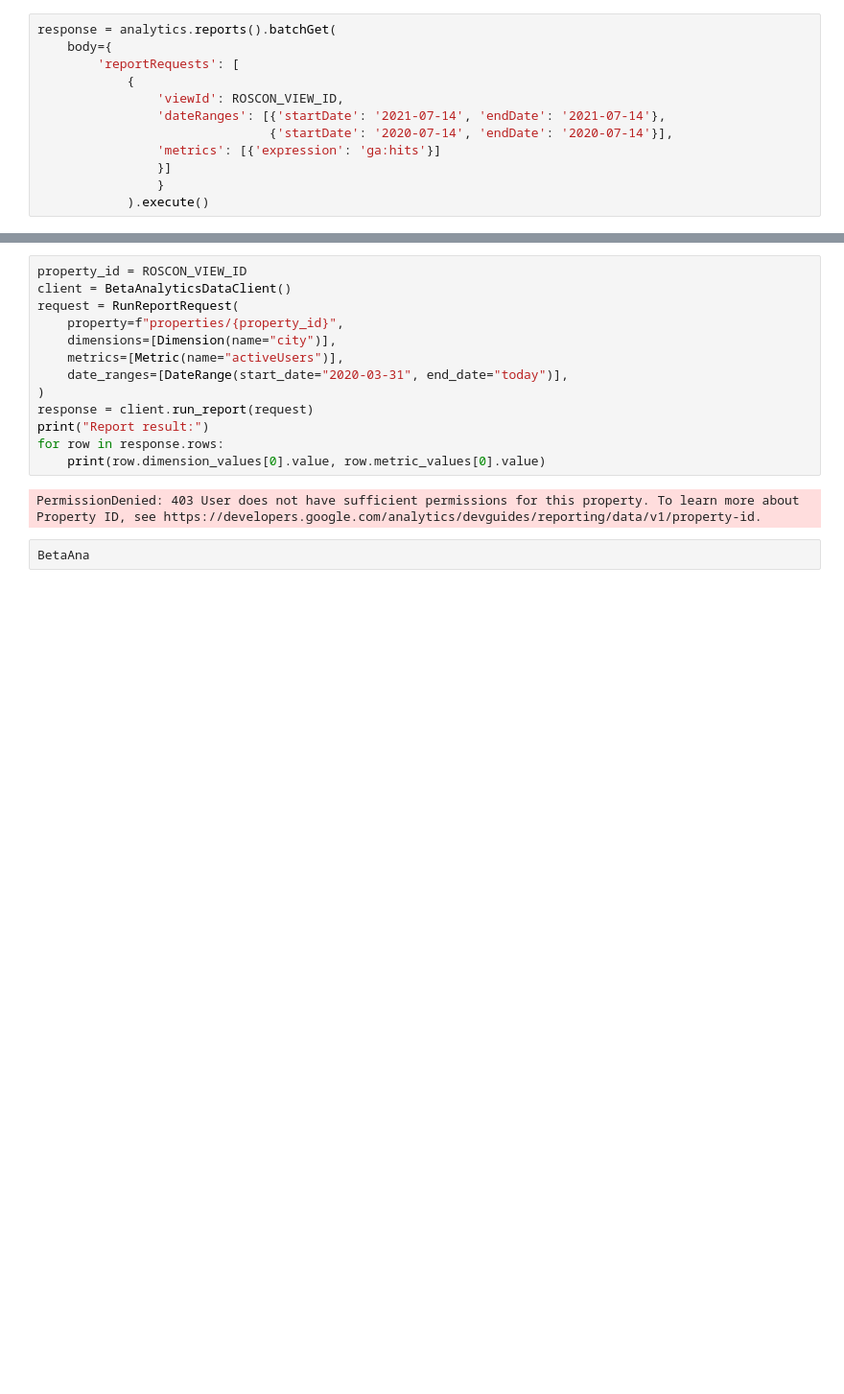
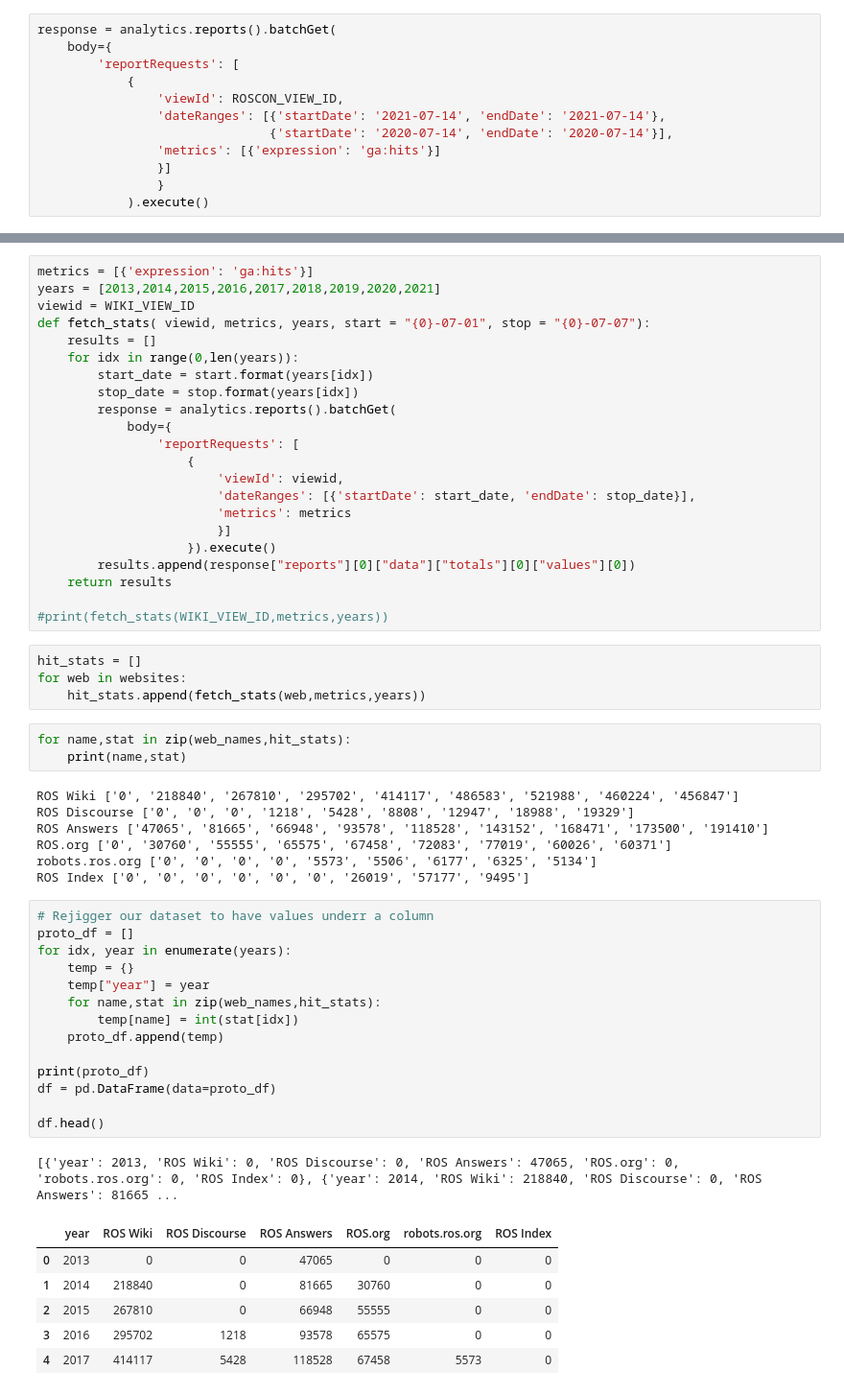
Before and after one commit to osrf/ros_metrics_analysis, a Jupyter notebook: notebooks/GoogleAnalytics.ipynb, the cells around one changed output, grey strips where cells are left out. Shown at 96% size. Saved outputs shown, nothing was run; the diff lists cells and outputs as text; blank space fills up the shorter version.

```diff
--- a/notebooks/GoogleAnalytics.ipynb
+++ b/notebooks/GoogleAnalytics.ipynb
@@ -67,17 +71,58 @@ response
-# %%
-property_id = ROSCON_VIEW_ID
-client = BetaAnalyticsDataClient()
-request = RunReportRequest(
-    property=f"properties/{property_id}",
-    dimensions=[Dimension(name="city")],
-    metrics=[Metric(name="activeUsers")],
-    date_ranges=[DateRange(start_date="2020-03-31", end_date="today")],
-)
-response = client.run_report(request)
-print("Report result:")
-for row in response.rows:
-    print(row.dimension_values[0].value, row.metric_values[0].value)
-# %% [output]
-PermissionDenied: 403 User does not have sufficient permissions for this property. To learn more about Property ID, see https://developers.google.com/analytics/devguides/reporting/data/v1/property-id.
-# %%
-BetaAna
+# %%
+metrics = [{'expression': 'ga:hits'}]
+years = [2013,2014,2015,2016,2017,2018,2019,2020,2021]
+viewid = WIKI_VIEW_ID
+def fetch_stats( viewid, metrics, years, start = "{0}-07-01", stop = "{0}-07-07"):
+    results = []
+    for idx in range(0,len(years)):
+        start_date = start.format(years[idx])
+        stop_date = stop.format(years[idx])
+        response = analytics.reports().batchGet(
+            body={
+                'reportRequests': [
+                    {
+                        'viewId': viewid,
+                        'dateRanges': [{'startDate': start_date, 'endDate': stop_date}],
+                        'metrics': metrics
+                        }]
+                    }).execute()
+        results.append(response["reports"][0]["data"]["totals"][0]["values"][0])
+    return results
+
+#print(fetch_stats(WIKI_VIEW_ID,metrics,years))
+# %%
+hit_stats = []
+for web in websites:
+    hit_stats.append(fetch_stats(web,metrics,years))
+# %%
+for name,stat in zip(web_names,hit_stats):
+    print(name,stat)
+# %% [output]
+ROS Wiki ['0', '218840', '267810', '295702', '414117', '486583', '521988', '460224', '456847']
+ROS Discourse ['0', '0', '0', '1218', '5428', '8808', '12947', '18988', '19329']
+ROS Answers ['47065', '81665', '66948', '93578', '118528', '143152', '168471', '173500', '191410']
+ROS.org ['0', '30760', '55555', '65575', '67458', '72083', '77019', '60026', '60371']
+robots.ros.org ['0', '0', '0', '0', '5573', '5506', '6177', '6325', '5134']
+ROS Index ['0', '0', '0', '0', '0', '0', '26019', '57177', '9495']
+# %%
+# Rejigger our dataset to have values underr a column
+proto_df = []
+for idx, year in enumerate(years):
+    temp = {}
+    temp["year"] = year
+    for name,stat in zip(web_names,hit_stats):
+        temp[name] = int(stat[idx])
+    proto_df.append(temp)
+
+print(proto_df)
+df = pd.DataFrame(data=proto_df)
+
+df.head()
+# %% [output]
+[{'year': 2013, 'ROS Wiki': 0, 'ROS Discourse': 0, 'ROS Answers': 47065, 'ROS.org': 0, 'robots.ros.org': 0, 'ROS Index': 0}, {'year': 2014, 'ROS Wiki': 218840, 'ROS Discourse': 0, 'ROS Answers': 81665 ...
+|  | year | ROS Wiki | ROS Discourse | ROS Answers | ROS.org | robots.ros.org | ROS Index |
+| 0 | 2013 | 0 | 0 | 47065 | 0 | 0 | 0 |
+| 1 | 2014 | 218840 | 0 | 81665 | 30760 | 0 | 0 |
+| 2 | 2015 | 267810 | 0 | 66948 | 55555 | 0 | 0 |
+| 3 | 2016 | 295702 | 1218 | 93578 | 65575 | 0 | 0 |
+| 4 | 2017 | 414117 | 5428 | 118528 | 67458 | 5573 | 0 |
```
Also changed, not shown: parts of 6 cells of this notebook.
